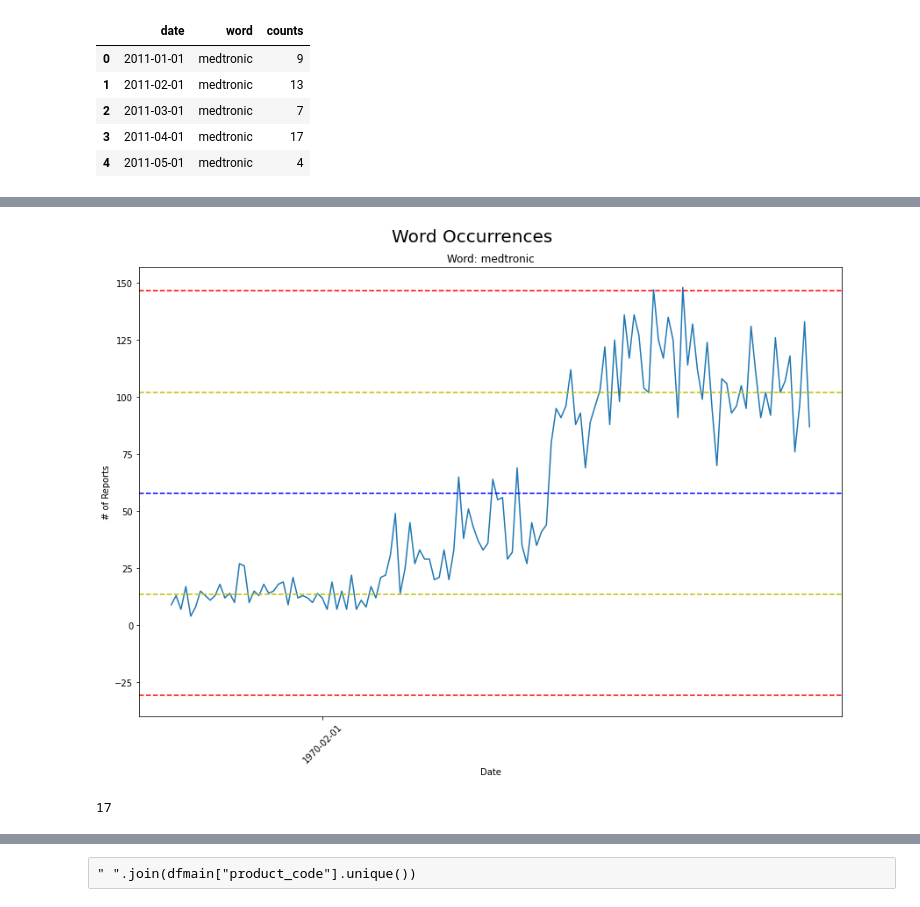
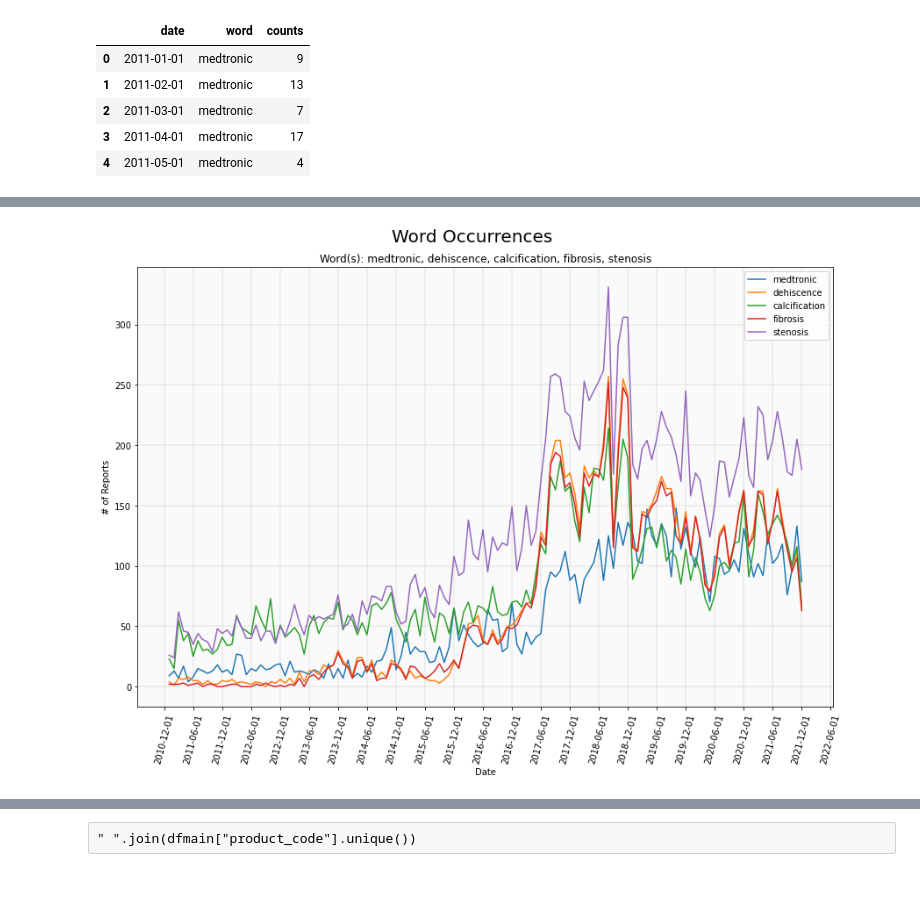
Before and after one commit to allenbutt/FDA, a Jupyter notebook: FDA.ipynb, the cells around one changed output, grey strips where cells are left out. Cells and saved outputs as stored; diff of their text form; code cells hidden in the pictures.

Commit message:
2022.06.29 Update
Updated line chart to allow for multiple terms

```diff
--- a/FDA.ipynb
+++ b/FDA.ipynb
@@ -491,38 +543,39 @@ dfwordline.head()
 # %%
 #Create line chart for individual word
 plt.rcParams["figure.figsize"] = [12, 9]
 plt.rcParams["figure.autolayout"] = True
 
 ax = plt.gca()
 
 formatter = mdates.DateFormatter("%Y-%m-%d")
 ax.xaxis.set_major_formatter(formatter)
 
 if len(dfwordline["date"].unique()) > 12:
     locator = mdates.MonthLocator(interval = 6)
 else:
     locator = mdates.MonthLocator(interval = 1)
 ax.xaxis.set_major_locator(locator)
-plt.plot(dfwordline["date"], dfwordline["counts"])
+
+for raptor in lineword:
+    plt.plot(dfwordline[dfwordline["word"] == raptor]["date"],dfwordline[dfwordline["word"] == raptor]["counts"], label = raptor)
 
 plt.suptitle("Word Occurrences", fontsize = 20)
-plt.title("Word: " + " ".join(dfwordline["word"].unique()))
+plt.title("Word(s): " + ", ".join(dfwordline["word"].unique()))
 plt.xlabel("Date")
 plt.ylabel("# of Reports")
-plt.xticks(rotation = 45)
-plt.axhline(y=dfwordline["counts"].mean(), color='b', linestyle='--')
-plt.axhline(y=dfwordline["counts"].mean()+dfwordline["counts"].std(), color='y', linestyle='--')
-plt.axhline(y=dfwordline["counts"].mean()+dfwordline["counts"].std()*2, color='r', linestyle='--')
-plt.axhline(y=dfwordline["counts"].mean()-dfwordline["counts"].std(), color='y', linestyle='--')
-plt.axhline(y=dfwordline["counts"].mean()-dfwordline["counts"].std()*2, color='r', linestyle='--')
+plt.xticks(rotation = 75)
+#plt.axhline(y=dfwordline["counts"].mean(), color='b', linestyle='--')
+#plt.axhline(y=dfwordline["counts"].mean()+dfwordline["counts"].std(), color='y', linestyle='--')
+#plt.axhline(y=dfwordline["counts"].mean()+dfwordline["counts"].std()*2, color='r', linestyle='--')
+#plt.axhline(y=dfwordline["counts"].mean()-dfwordline["counts"].std(), color='y', linestyle='--')
+#plt.axhline(y=dfwordline["counts"].mean()-dfwordline["counts"].std()*2, color='r', linestyle='--')
+
+plt.legend()
+plt.grid(linewidth = 0.3)
+ax.set_facecolor((.98, .98, .98))
+
+plt.savefig('plot.png')
 
 plt.show()
 # %% [output]
-[figure, old version]
+[figure, new version]
-# %%
-dfword.loc[(dfword['word'] == "confirm") & (dfword['date'] == "2011-01-01")]["counts"].iat[0]
-
-#dfwordline["counts"] = dfwordline["date"].apply(lambda x:
-#                                                dfword.loc[(dfword['word'] == lineword) & (dfword['date'] == x)]["counts"].iat[0])
-# %% [output]
-17
```
Also changed, not shown: parts of 3 cells of this notebook.
